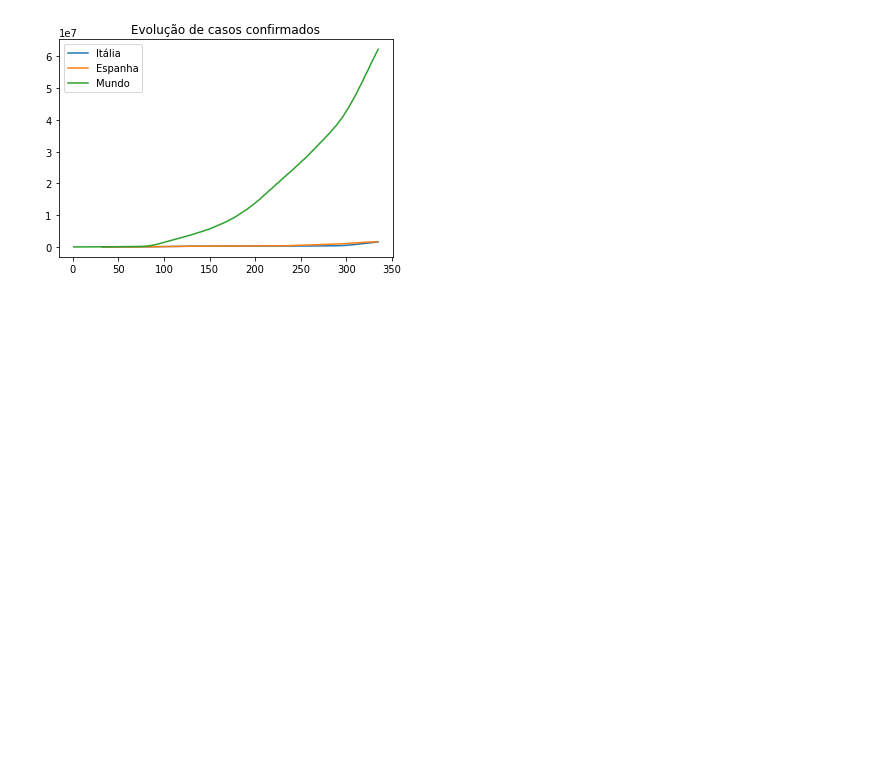
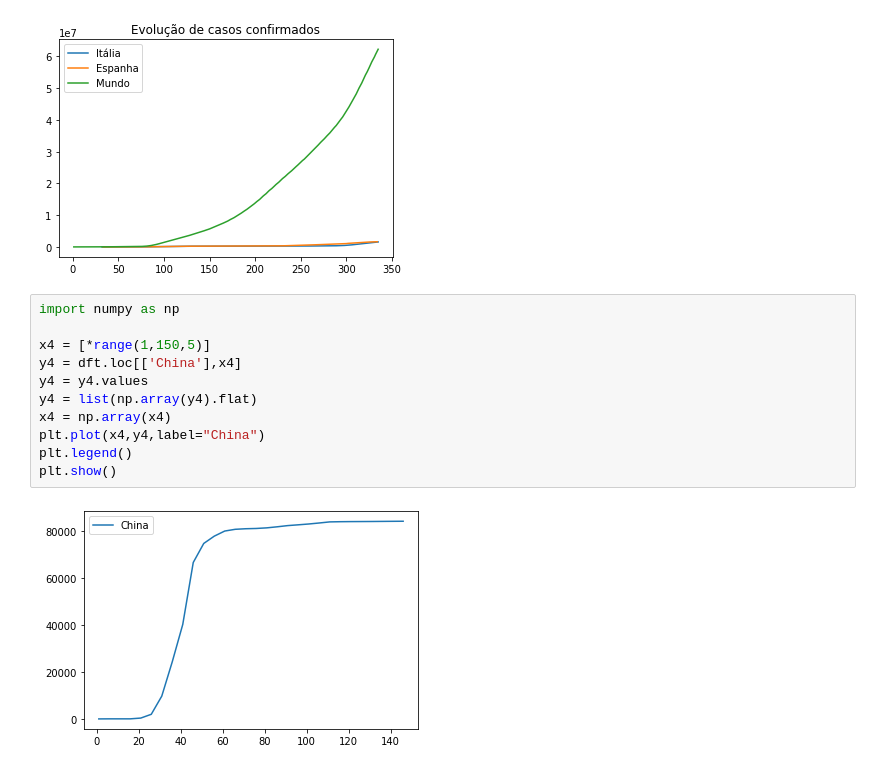
Before and after one commit to julianovale/pythonparatodos, a Jupyter notebook: Módulo08Aula09.ipynb, the cells around one changed output. Saved outputs shown, nothing was run; the diff lists cells and outputs as text; blank space fills up the shorter version.

```diff
--- a/Módulo08Aula09.ipynb
+++ b/Módulo08Aula09.ipynb
@@ -80,3 +80,16 @@ plt.title("Evolução de casos confirmados")
 plt.show()
 # %% [output]
 [figure]
+# %%
+import numpy as np
+
+x4 = [*range(1,150,5)]
+y4 = dft.loc[['China'],x4]
+y4 = y4.values
+y4 = list(np.array(y4).flat)
+x4 = np.array(x4)
+plt.plot(x4,y4,label="China")
+plt.legend()
+plt.show()
+# %% [output]
+[figure, added]
```
